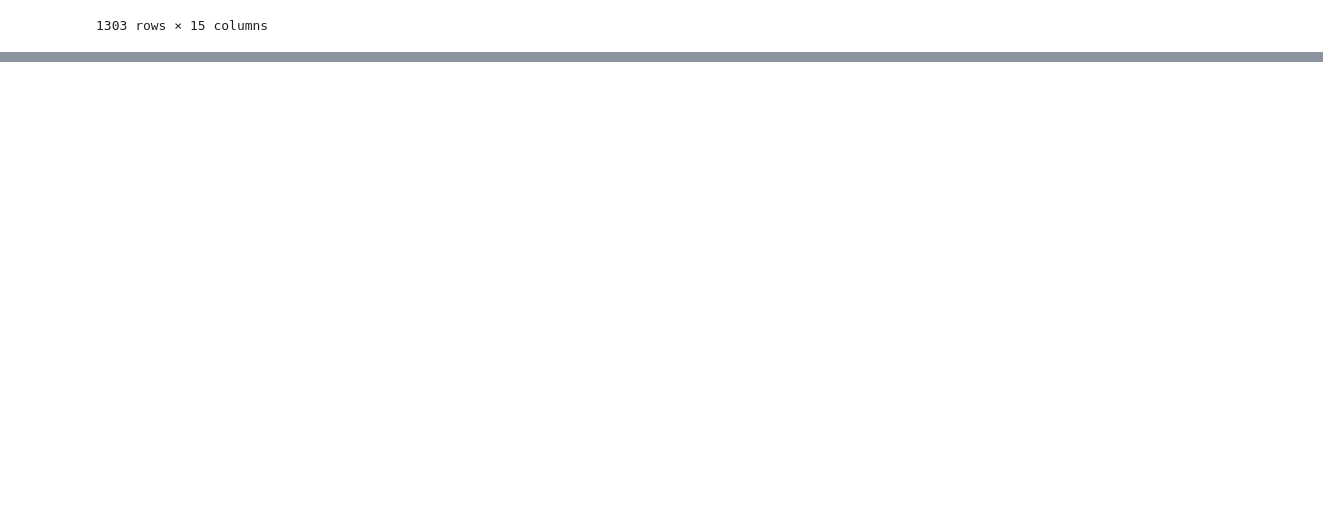
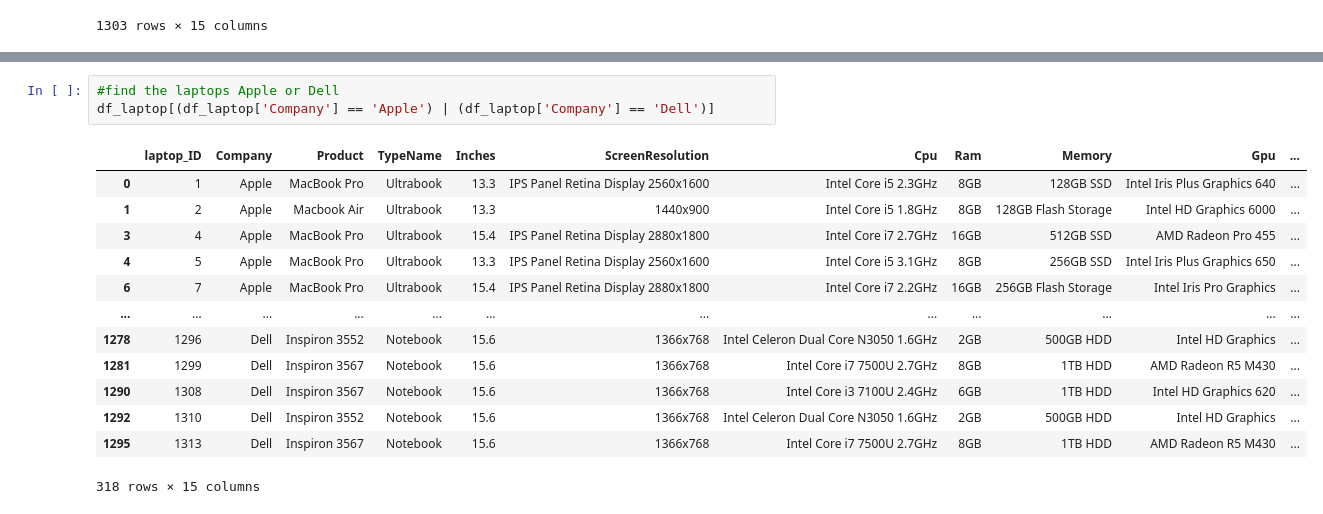
Before and after one commit to filasouf2005/Learning-Data-Since, a Jupyter notebook: Data Filtering/filterData.ipynb, the cells around one changed output, grey strips where cells are left out. Cells and saved outputs as stored; diff of their text form; blank space fills up the shorter version.

```diff
--- a/Data Filtering/filterData.ipynb
+++ b/Data Filtering/filterData.ipynb
@@ -156,0 +167,17 @@ df_laptop
+# %%
+#find the laptops Apple or Dell
+df_laptop[(df_laptop['Company'] == 'Apple') | (df_laptop['Company'] == 'Dell')]
+# %% [output]
+|  | laptop_ID | Company | Product | TypeName | Inches | ScreenResolution | Cpu | Ram | Memory | Gpu | ... |
+| 0 | 1 | Apple | MacBook Pro | Ultrabook | 13.3 | IPS Panel Retina Display 2560x1600 | Intel Core i5 2.3GHz | 8GB | 128GB SSD | Intel Iris Plus Graphics 640 | ... |
+| 1 | 2 | Apple | Macbook Air | Ultrabook | 13.3 | 1440x900 | Intel Core i5 1.8GHz | 8GB | 128GB Flash Storage | Intel HD Graphics 6000 | ... |
+| 3 | 4 | Apple | MacBook Pro | Ultrabook | 15.4 | IPS Panel Retina Display 2880x1800 | Intel Core i7 2.7GHz | 16GB | 512GB SSD | AMD Radeon Pro 455 | ... |
+| 4 | 5 | Apple | MacBook Pro | Ultrabook | 13.3 | IPS Panel Retina Display 2560x1600 | Intel Core i5 3.1GHz | 8GB | 256GB SSD | Intel Iris Plus Graphics 650 | ... |
+| 6 | 7 | Apple | MacBook Pro | Ultrabook | 15.4 | IPS Panel Retina Display 2880x1800 | Intel Core i7 2.2GHz | 16GB | 256GB Flash Storage | Intel Iris Pro Graphics | ... |
+| ... | ... | ... | ... | ... | ... | ... | ... | ... | ... | ... | ... |
+| 1278 | 1296 | Dell | Inspiron 3552 | Notebook | 15.6 | 1366x768 | Intel Celeron Dual Core N3050 1.6GHz | 2GB | 500GB HDD | Intel HD Graphics | ... |
+| 1281 | 1299 | Dell | Inspiron 3567 | Notebook | 15.6 | 1366x768 | Intel Core i7 7500U 2.7GHz | 8GB | 1TB HDD | AMD Radeon R5 M430 | ... |
+| 1290 | 1308 | Dell | Inspiron 3567 | Notebook | 15.6 | 1366x768 | Intel Core i3 7100U 2.4GHz | 6GB | 1TB HDD | Intel HD Graphics 620 | ... |
+| 1292 | 1310 | Dell | Inspiron 3552 | Notebook | 15.6 | 1366x768 | Intel Celeron Dual Core N3050 1.6GHz | 2GB | 500GB HDD | Intel HD Graphics | ... |
+| 1295 | 1313 | Dell | Inspiron 3567 | Notebook | 15.6 | 1366x768 | Intel Core i7 7500U 2.7GHz | 8GB | 1TB HDD | AMD Radeon R5 M430 | ... |
+318 rows × 15 columns
```
Also changed, not shown: parts of 1 cell of this notebook.
